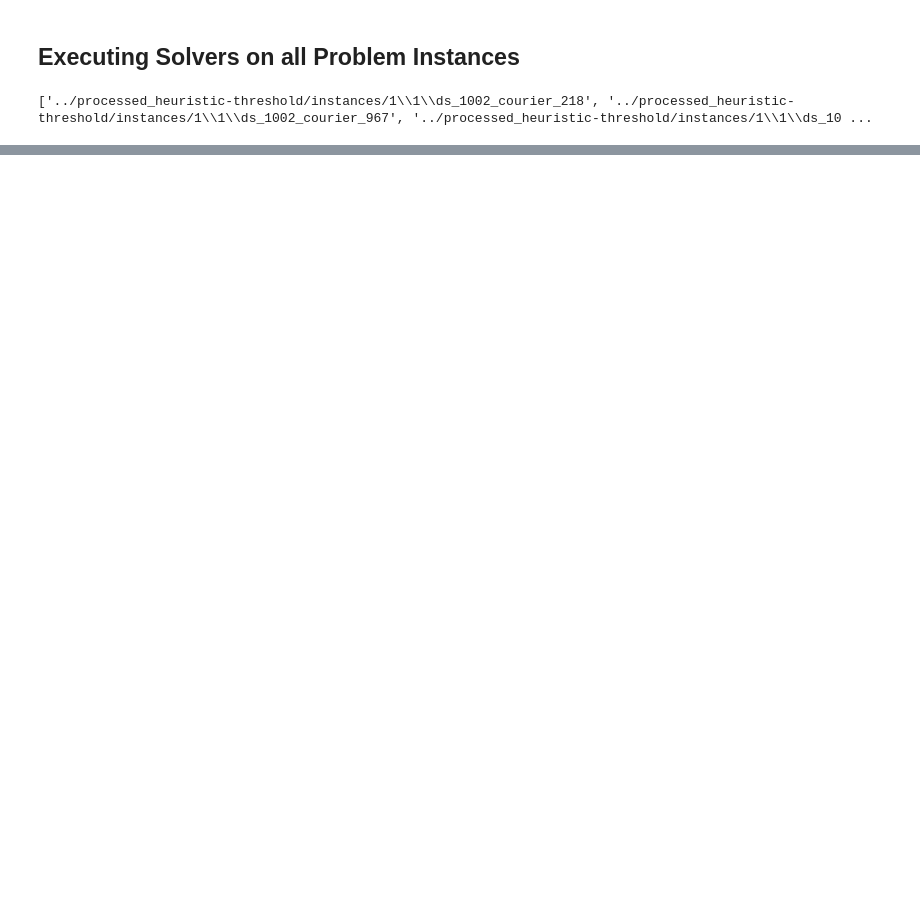
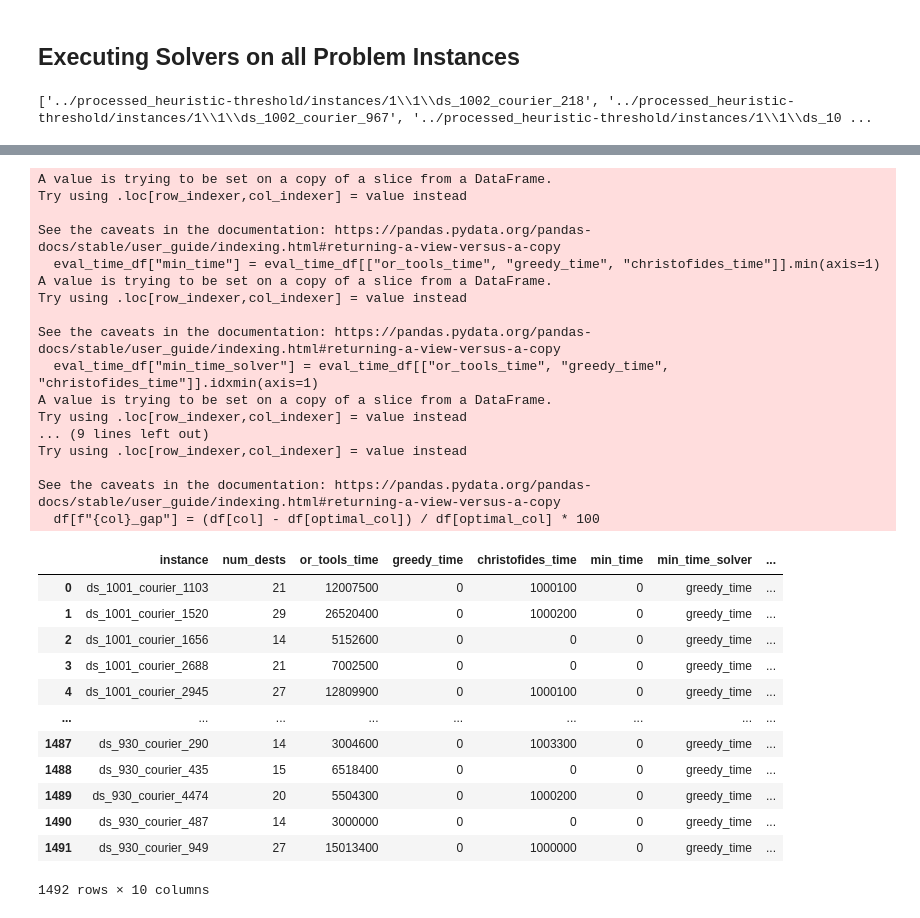
Before and after one commit to issacj-17/2024_SUTD_50021_AI_Project, a Jupyter notebook: notebooks/2024_AI_Group_29_LaDe_Evaluation.ipynb, the cells around one changed output, grey strips where cells are left out. Cells and saved outputs as stored; diff of their text form; code cells hidden in the pictures; blank space fills up the shorter version.

```diff
--- a/notebooks/2024_AI_Group_29_LaDe_Evaluation.ipynb
+++ b/notebooks/2024_AI_Group_29_LaDe_Evaluation.ipynb
@@ -642,0 +716,3 @@ The number of points is too large for dynamic
+# %%
+greedy_df.rename(columns={"sequence": "greedy_sequence", "distance (m)": "greedy_distance", "time (ns)": "greedy_time"}, inplace=True)
+display(greedy_df)
@@ -646,0 +743,4 @@ Created in <span style='font-weight:600;margin-left:4px;'>Deepnote</span></a>
+# %%
+combined_df = pd.concat([or_tools_df, greedy_df, christofides_df], axis=1)
+combined_df = combined_df.loc[:,~combined_df.columns.duplicated()]
+display(combined_df)
@@ -646,0 +761,3 @@ Created in <span style='font-weight:600;margin-left:4px;'>Deepnote</span></a>
+# %%
+eval_dist_df = combined_df[["instance", "num_dests", "or_tools_distance", "greedy_distance", "christofides_distance"]]
+eval_time_df = combined_df[["instance", "num_dests", "or_tools_time", "greedy_time", "christofides_time"]]
@@ -646,0 +780,5 @@ Created in <span style='font-weight:600;margin-left:4px;'>Deepnote</span></a>
+# %%
+def compute_optimality_gap(df, optimal_col, other_cols):
+    for col in other_cols:
+        df[f"{col}_gap"] = (df[col] - df[optimal_col]) / df[optimal_col] * 100
+    return df
@@ -646,0 +843,36 @@ Created in <span style='font-weight:600;margin-left:4px;'>Deepnote</span></a>
+# %%
+eval_time_df["min_time"] = eval_time_df[["or_tools_time", "greedy_time", "christofides_time"]].min(axis=1)
+eval_time_df["min_time_solver"] = eval_time_df[["or_tools_time", "greedy_time", "christofides_time"]].idxmin(axis=1)
+eval_time_df = compute_optimality_gap(eval_time_df, "min_time", ["or_tools_time", "greedy_time", "christofides_time"])
+display(eval_time_df)
+# %% [output]
+A value is trying to be set on a copy of a slice from a DataFrame.
+Try using .loc[row_indexer,col_indexer] = value instead
+
+See the caveats in the documentation: https://pandas.pydata.org/pandas-docs/stable/user_guide/indexing.html#returning-a-view-versus-a-copy
+  eval_time_df["min_time"] = eval_time_df[["or_tools_time", "greedy_time", "christofides_time"]].min(axis=1)
+A value is trying to be set on a copy of a slice from a DataFrame.
+Try using .loc[row_indexer,col_indexer] = value instead
+
+See the caveats in the documentation: https://pandas.pydata.org/pandas-docs/stable/user_guide/indexing.html#returning-a-view-versus-a-copy
+  eval_time_df["min_time_solver"] = eval_time_df[["or_tools_time", "greedy_time", "christofides_time"]].idxmin(axis=1)
+A value is trying to be set on a copy of a slice from a DataFrame.
+Try using .loc[row_indexer,col_indexer] = value instead
+... (9 lines left out)
+Try using .loc[row_indexer,col_indexer] = value instead
+
+See the caveats in the documentation: https://pandas.pydata.org/pandas-docs/stable/user_guide/indexing.html#returning-a-view-versus-a-copy
+  df[f"{col}_gap"] = (df[col] - df[optimal_col]) / df[optimal_col] * 100
+|  | instance | num_dests | or_tools_time | greedy_time | christofides_time | min_time | min_time_solver | ... |
+| 0 | ds_1001_courier_1103 | 21 | 12007500 | 0 | 1000100 | 0 | greedy_time | ... |
+| 1 | ds_1001_courier_1520 | 29 | 26520400 | 0 | 1000200 | 0 | greedy_time | ... |
+| 2 | ds_1001_courier_1656 | 14 | 5152600 | 0 | 0 | 0 | greedy_time | ... |
+| 3 | ds_1001_courier_2688 | 21 | 7002500 | 0 | 0 | 0 | greedy_time | ... |
+| 4 | ds_1001_courier_2945 | 27 | 12809900 | 0 | 1000100 | 0 | greedy_time | ... |
+| ... | ... | ... | ... | ... | ... | ... | ... | ... |
+| 1487 | ds_930_courier_290 | 14 | 3004600 | 0 | 1003300 | 0 | greedy_time | ... |
+| 1488 | ds_930_courier_435 | 15 | 6518400 | 0 | 0 | 0 | greedy_time | ... |
+| 1489 | ds_930_courier_4474 | 20 | 5504300 | 0 | 1000200 | 0 | greedy_time | ... |
+| 1490 | ds_930_courier_487 | 14 | 3000000 | 0 | 0 | 0 | greedy_time | ... |
+| 1491 | ds_930_courier_949 | 27 | 15013400 | 0 | 1000000 | 0 | greedy_time | ... |
+1492 rows × 10 columns
```
Also changed, not shown: parts of 29 cells of this notebook.
